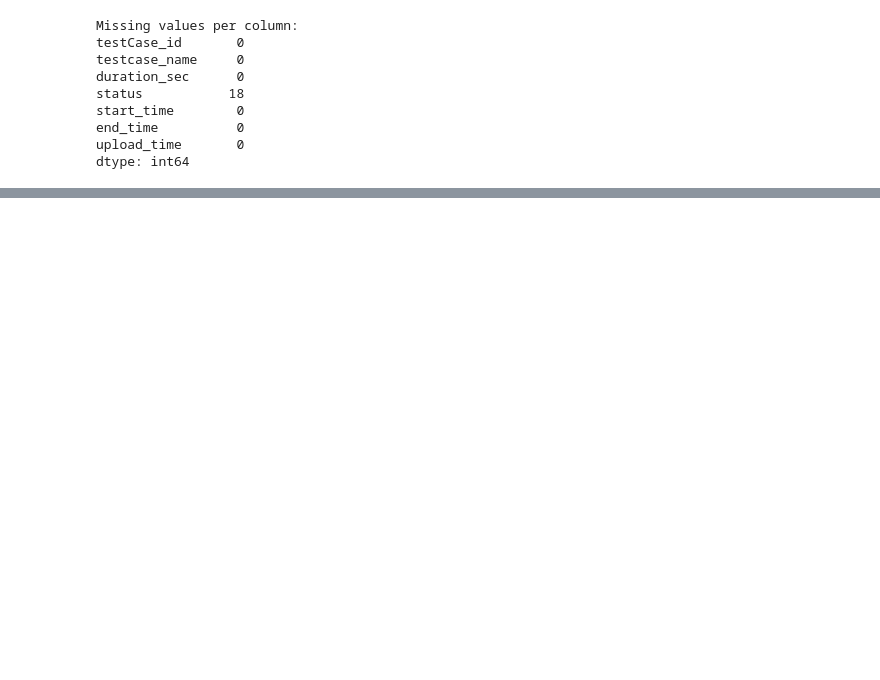
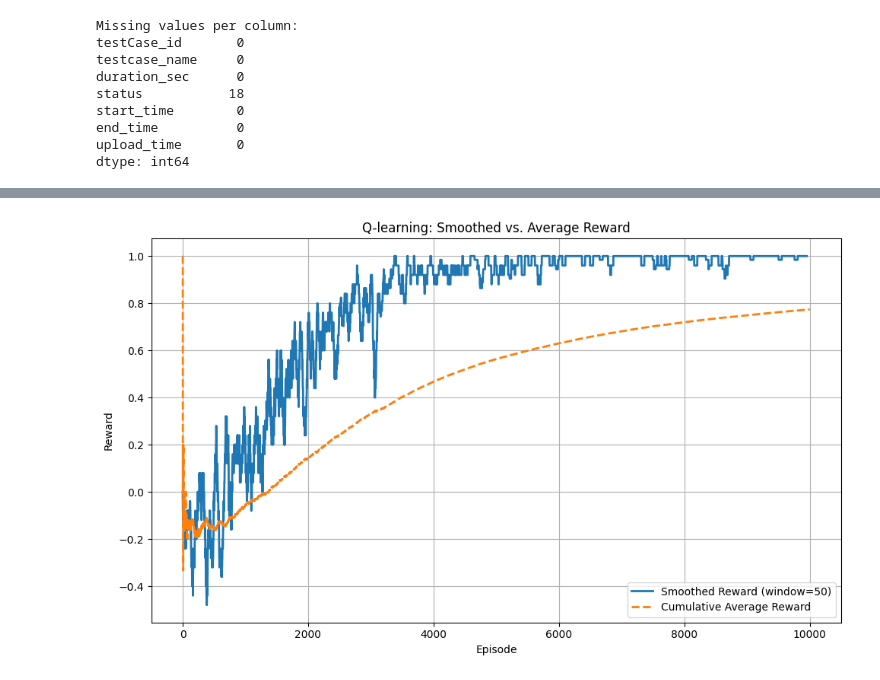
Before and after one commit to Seth-Agbavitor/Master-Thesis-Scheduling-and-Running-Software-Test-Cases-Based-on-AI, a Jupyter notebook: Qlearning_Preprocessing_Notebook.ipynb, the cells around one changed output, grey strips where cells are left out. Drawn from its saved outputs; the diff is of its cells as text; code cells hidden in the pictures; blank space fills up the shorter version.

```diff
--- a/Qlearning_Preprocessing_Notebook.ipynb
+++ b/Qlearning_Preprocessing_Notebook.ipynb
@@ -165,8 +172,0 @@ df['state_index'] = df['state'].map(state_to_index)
-# %%
-
-# Step 7: Define cost-sensitive reward
-df['reward'] = (
-    0.5 * df['normalized_failure_rate'] +
-    0.3 * df['normalized_time'] -
-    0.2 * df['normalized_duration']
-)
@@ -294,0 +338,22 @@ testCase_id
+# %%
+# Calculate smoothed and average reward
+smoothed = moving_average(episode_rewards)
+average_reward = np.cumsum(episode_rewards) / np.arange(1, len(episode_rewards) + 1)
+
+# Align x-axes
+smoothed_x = np.arange(len(smoothed))
+avg_x = np.arange(len(average_reward))
+
+# Create combined plot
+plt.figure(figsize=(10, 6))
+plt.plot(smoothed_x, smoothed, label='Smoothed Reward (window=50)', linewidth=2)
+plt.plot(avg_x, average_reward, label='Cumulative Average Reward', linestyle='--', linewidth=2)
+plt.xlabel("Episode")
+plt.ylabel("Reward")
+plt.title("Q-learning: Smoothed vs. Average Reward")
+plt.legend()
+plt.grid(True)
+plt.tight_layout()
+plt.show()
+# %% [output]
+[figure, added]
```
Also changed, not shown: parts of 18 cells of this notebook, 16 other files.
